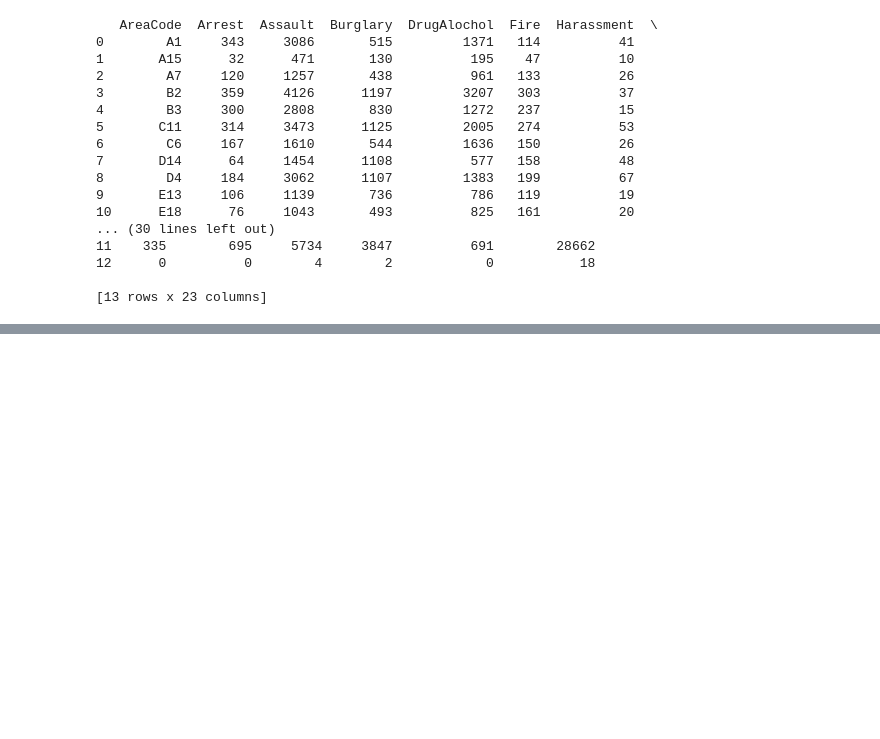
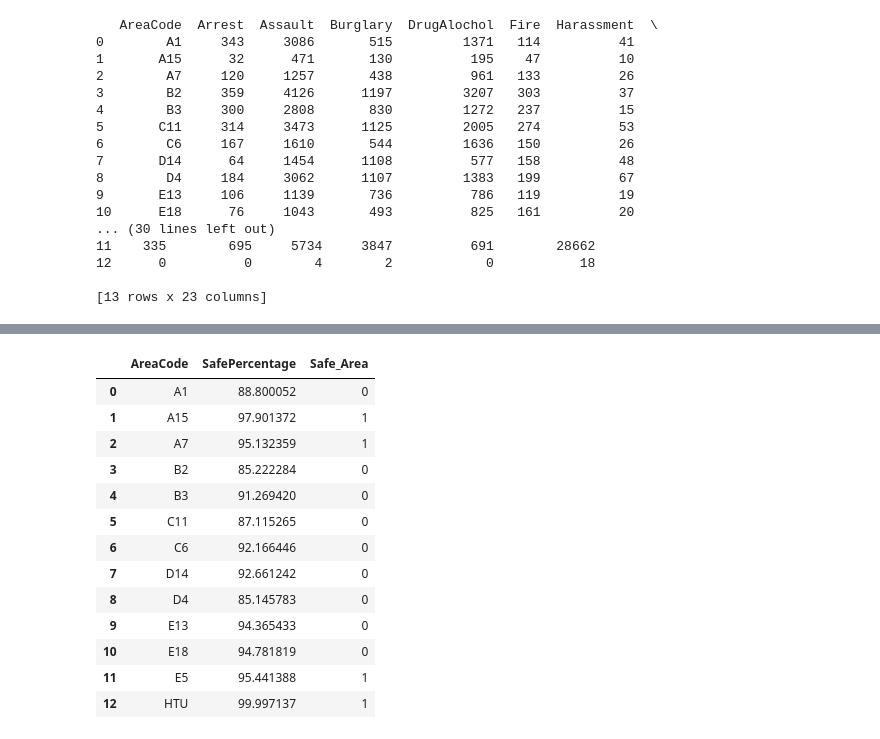
Before and after one commit to sahilsd/591-crime-project, a Jupyter notebook: crimeProject -Regression.ipynb, the cells around one changed output, grey strips where cells are left out. Cells and saved outputs as stored; diff of their text form; code cells hidden in the pictures; blank space fills up the shorter version.

```diff
--- a/crimeProject -Regression.ipynb
+++ b/crimeProject -Regression.ipynb
@@ -84,0 +90,6 @@ print len(areacodelist)
+# %%
+streets=asdf.groupby(['Area_Code'])
+# %%
+for a,b in streets:
+    if a=='HTU':
+        print b
@@ -506,10 +531,10 @@ Warnings:
 # %%
 
 logregdf=linerregdf
-logregdf['SafePercentage']=(logregdf['TotalCrimes']/logregdf['TotalCrimes'].sum())*100
+logregdf['SafePercentage']=100-((logregdf['TotalCrimes']/logregdf['TotalCrimes'].sum())*100)
 # %%
 def Exc(row):
-    if row['SafePercentage']<5:
+    if row['SafePercentage']>95:
         return 1
     else:
         return 0
@@ -536,5 +561,23 @@ print logregdf
 
 [13 rows x 25 columns]
+# %%
+res=logregdf[['AreaCode','SafePercentage','Safe_Area']]
+res
+# %% [output]
+|  | AreaCode | SafePercentage | Safe_Area |
+| 0 | A1 | 88.800052 | 0 |
+| 1 | A15 | 97.901372 | 1 |
+| 2 | A7 | 95.132359 | 1 |
+| 3 | B2 | 85.222284 | 0 |
+| 4 | B3 | 91.269420 | 0 |
+| 5 | C11 | 87.115265 | 0 |
+| 6 | C6 | 92.166446 | 0 |
+| 7 | D14 | 92.661242 | 0 |
+| 8 | D4 | 85.145783 | 0 |
+| 9 | E13 | 94.365433 | 0 |
+| 10 | E18 | 94.781819 | 0 |
+| 11 | E5 | 95.441388 | 1 |
+| 12 | HTU | 99.997137 | 1 |
 # %%
 
 X1=logregdf[['Arrest','Harassment','Theft','WhiteCollar','Larcency','Vandalism']]
```
Also changed, not shown: parts of 11 cells of this notebook.
